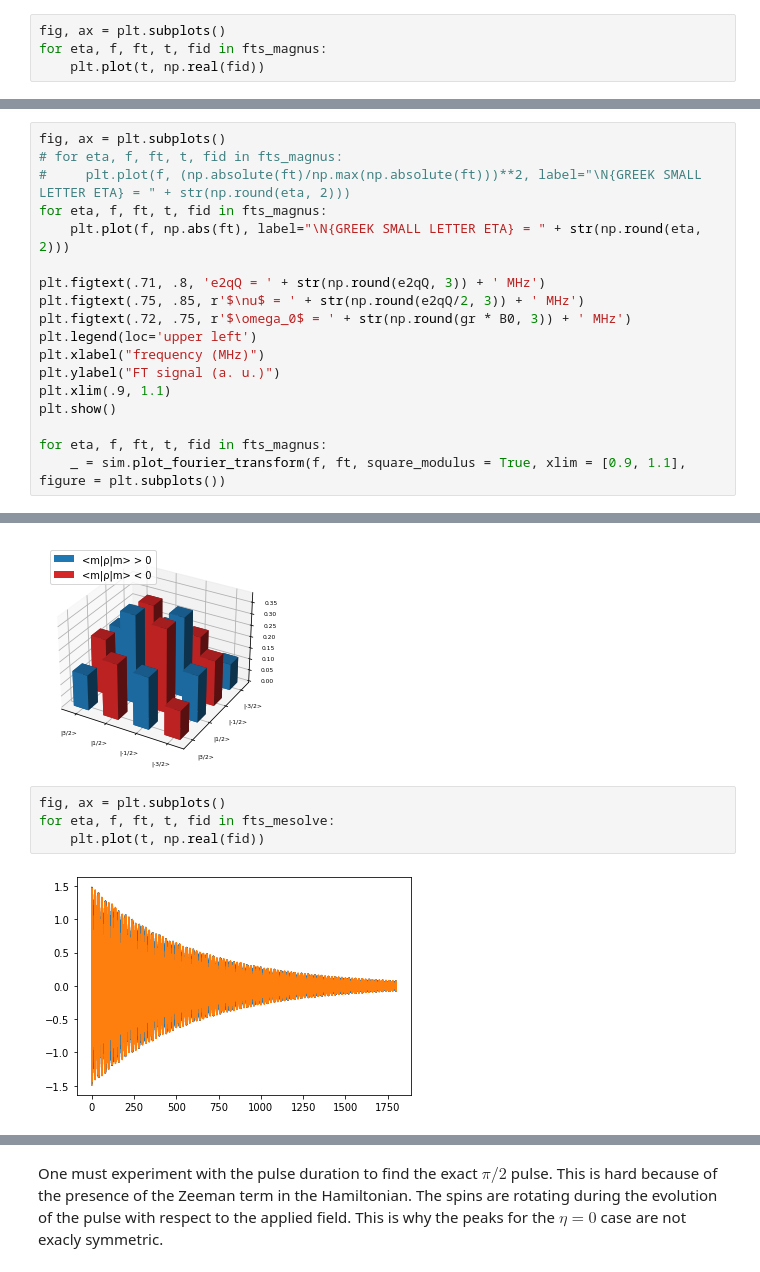
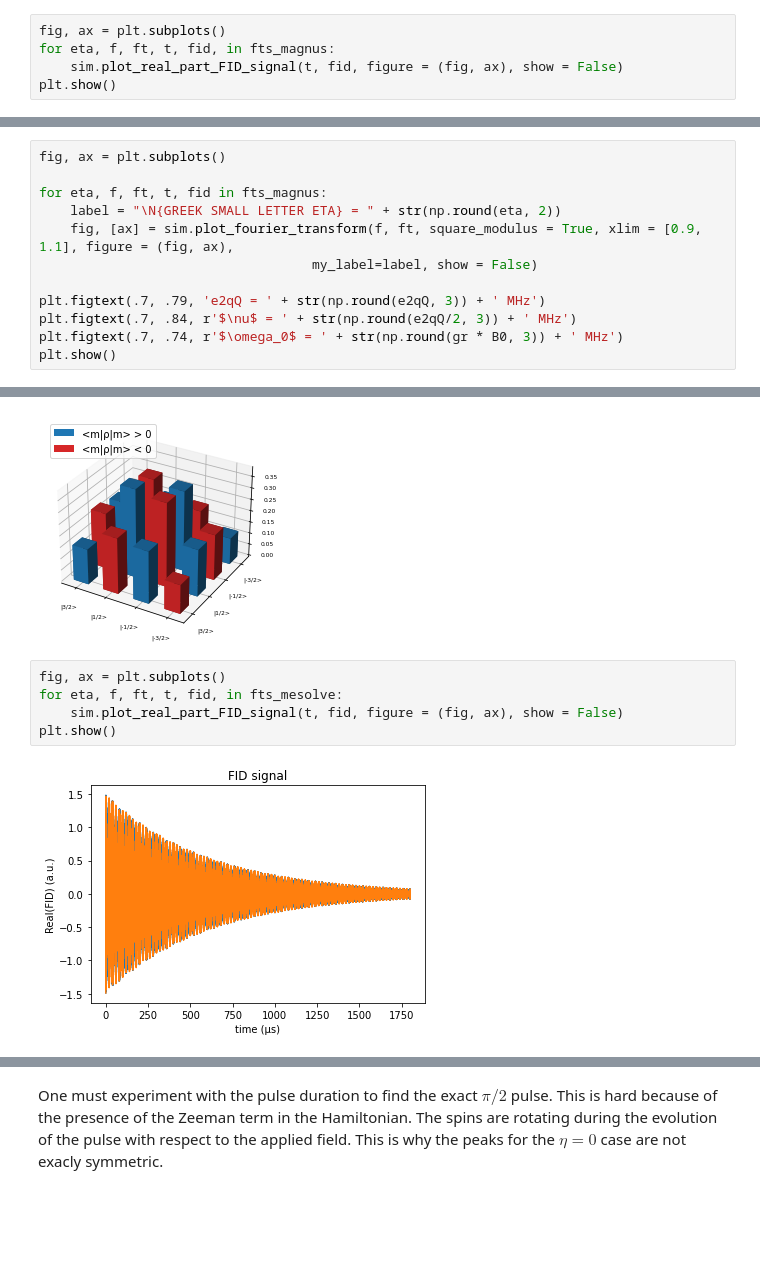
Before and after one commit to vemiBGH/PULSEE, a Jupyter notebook: demos/Quadrupolar_Coupling_Demo_PULSEE_3Solvers.ipynb, the cells around one changed output, grey strips where cells are left out. Cells and saved outputs as stored; diff of their text form; blank space fills up the shorter version.

```diff
--- a/demos/Quadrupolar_Coupling_Demo_PULSEE_3Solvers.ipynb
+++ b/demos/Quadrupolar_Coupling_Demo_PULSEE_3Solvers.ipynb
@@ -101,6 +101,7 @@ _ = sim.plot_power_absorption_spectrum(f, p, xlim=[.9, 1.1])
 [figure]
 # %%
 fig, ax = plt.subplots()
-for eta, f, ft, t, fid in fts_magnus:
-	plt.plot(t, np.real(fid))
+for eta, f, ft, t, fid, in fts_magnus:
+    sim.plot_real_part_FID_signal(t, fid, figure = (fig, ax), show = False)
+plt.show()
 # %% [output]
@@ -108,18 +108,0 @@ for eta, f, ft, t, fid in fts_magnus:
-# %%
-fig, ax = plt.subplots()
-# for eta, f, ft, t, fid in fts_magnus:
-#     plt.plot(f, (np.absolute(ft)/np.max(np.absolute(ft)))**2, label="\N{GREEK SMALL LETTER ETA} = " + str(np.round(eta, 2)))
-for eta, f, ft, t, fid in fts_magnus:
-    plt.plot(f, np.abs(ft), label="\N{GREEK SMALL LETTER ETA} = " + str(np.round(eta, 2)))
-
-plt.figtext(.71, .8, 'e2qQ = ' + str(np.round(e2qQ, 3)) + ' MHz')
-plt.figtext(.75, .85, r'$\nu$ = ' + str(np.round(e2qQ/2, 3)) + ' MHz')
-plt.figtext(.72, .75, r'$\omega_0$ = ' + str(np.round(gr * B0, 3)) + ' MHz')
-plt.legend(loc='upper left')
-plt.xlabel("frequency (MHz)")
-plt.ylabel("FT signal (a. u.)")
-plt.xlim(.9, 1.1)
-plt.show()
-
-for eta, f, ft, t, fid in fts_magnus:
-    _ = sim.plot_fourier_transform(f, ft, square_modulus = True, xlim = [0.9, 1.1], figure = plt.subplots())
@@ -129,0 +109,12 @@ TypeError: plot_fourier_transform() got an unexpected keyword argument 'figure'
+# %%
+fig, ax = plt.subplots()
+
+for eta, f, ft, t, fid in fts_magnus:
+    label = "\N{GREEK SMALL LETTER ETA} = " + str(np.round(eta, 2))
+    fig, [ax] = sim.plot_fourier_transform(f, ft, square_modulus = True, xlim = [0.9, 1.1], figure = (fig, ax),
+                                   my_label=label, show = False)
+
+plt.figtext(.7, .79, 'e2qQ = ' + str(np.round(e2qQ, 3)) + ' MHz')
+plt.figtext(.7, .84, r'$\nu$ = ' + str(np.round(e2qQ/2, 3)) + ' MHz')
+plt.figtext(.7, .74, r'$\omega_0$ = ' + str(np.round(gr * B0, 3)) + ' MHz')
+plt.show()
@@ -162,9 +155,10 @@ Evolved_state
 [figure]
 # %%
 fig, ax = plt.subplots()
-for eta, f, ft, t, fid in fts_mesolve:
-	plt.plot(t, np.real(fid))
+for eta, f, ft, t, fid, in fts_mesolve:
+    sim.plot_real_part_FID_signal(t, fid, figure = (fig, ax), show = False)
+plt.show()
 # %% [output]
-[figure, old version]
+[figure, new version]
 # %%
 fig, ax = plt.subplots()
```
Also changed, not shown: parts of 9 cells of this notebook, 1 other file.
